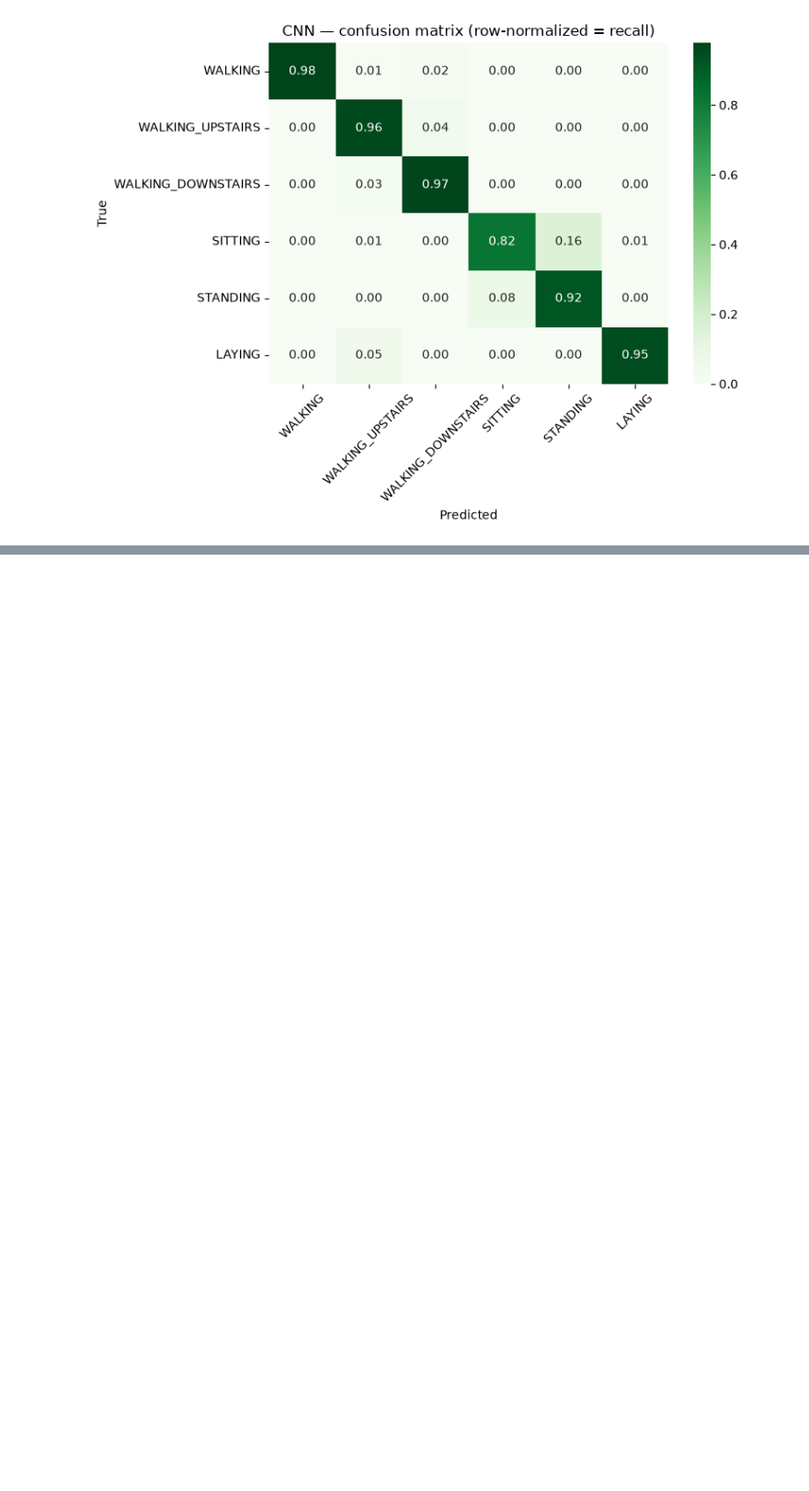
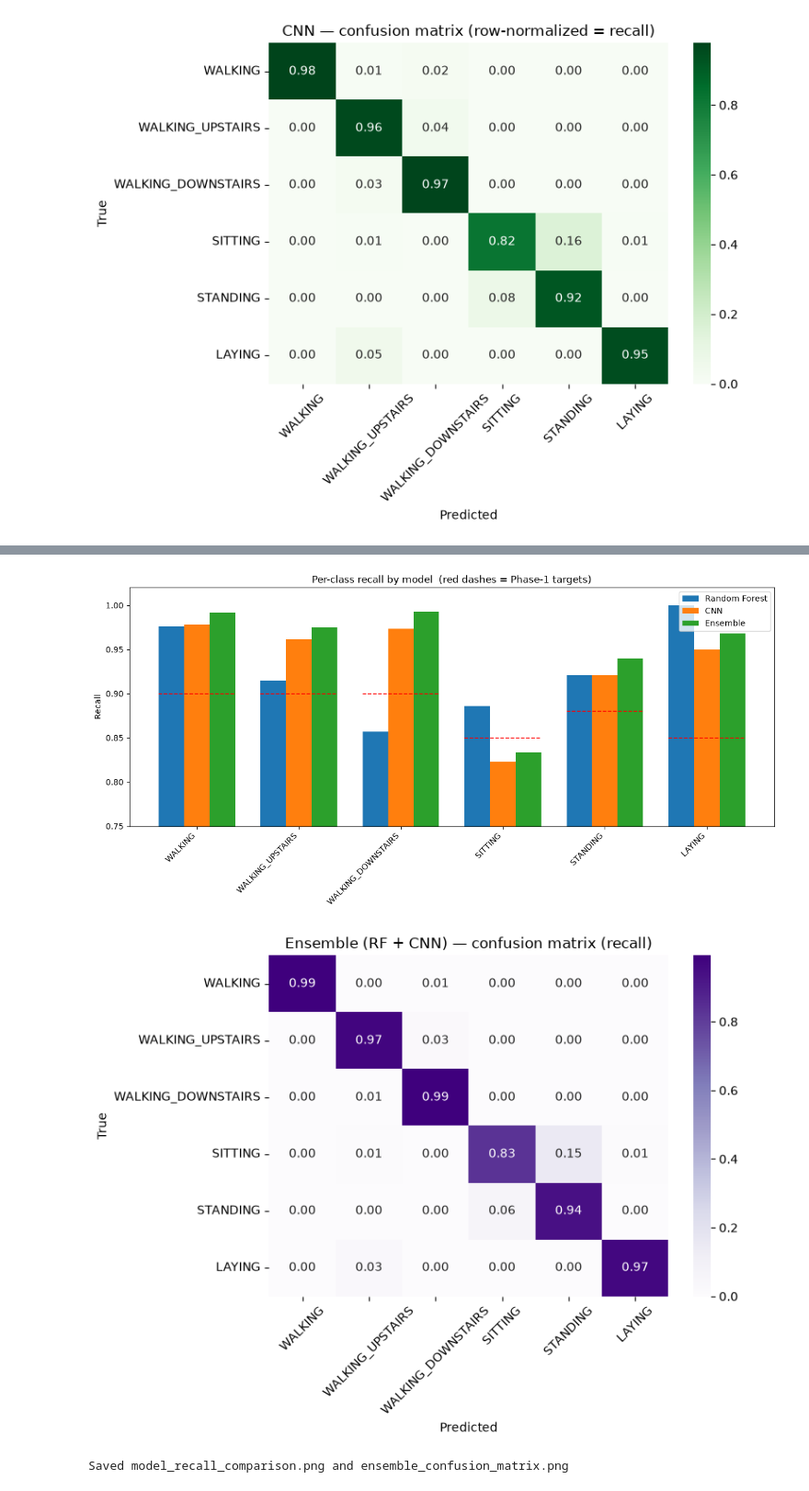
Before and after one commit to abelraphelp/har-activity-recognition, a Jupyter notebook: notebooks/02_modeling.ipynb, the cells around one changed output, grey strips where cells are left out. Shown at 92% size. Drawn from its saved outputs; the diff is of its cells as text; code cells hidden in the pictures; blank space fills up the shorter version.

Commit message:
Phase 5: evaluation - ensemble (94.9%), model comparison, subject-wise CV robustness

```diff
--- a/notebooks/02_modeling.ipynb
+++ b/notebooks/02_modeling.ipynb
@@ -324,0 +374,44 @@ Saved figure to: C:\Users\abel\Documents\Python_projects\The HAR project\reports
+# %%
+from sklearn.metrics import recall_score, confusion_matrix
+
+# Per-class recalls (order = classes 1..6 = class_names)
+rf_rec  = recall_score(y_test, y_pred,   average=None)   # y_pred  = RF predictions
+cnn_rec = recall_score(y_test, cnn_pred, average=None)
+ens_rec = recall_score(y_test, ens_pred, average=None)
+targets = [0.90, 0.90, 0.90, 0.85, 0.88, 0.85]          # your Phase-1 tiered targets
+
+fig_dir = next(p for p in [Path("reports/figures"), Path("../reports/figures")] if p.exists())
+
+# --- Figure 1: grouped per-class recall comparison ---
+x, w = np.arange(len(class_names)), 0.25
+fig, ax = plt.subplots(figsize=(12, 6))
+ax.bar(x - w, rf_rec,  w, label="Random Forest")
+ax.bar(x,     cnn_rec, w, label="CNN")
+ax.bar(x + w, ens_rec, w, label="Ensemble")
+for i, t in enumerate(targets):                          # target markers
+    ax.hlines(t, i - 1.5*w, i + 1.5*w, colors="red", linestyles="--", linewidth=1.2)
+ax.set_xticks(x); ax.set_xticklabels(class_names, rotation=45, ha="right")
+ax.set_ylabel("Recall"); ax.set_ylim(0.75, 1.02)
+ax.set_title("Per-class recall by model  (red dashes = Phase-1 targets)")
+ax.legend()
+plt.tight_layout()
+fig.savefig(fig_dir / "model_recall_comparison.png", dpi=150, bbox_inches="tight")
+plt.show()
+
+# --- Figure 2: ensemble confusion matrix ---
+cm_norm = confusion_matrix(y_test, ens_pred, normalize="true")
+fig, ax = plt.subplots(figsize=(8, 6))
+sns.heatmap(cm_norm, annot=True, fmt=".2f", cmap="Purples",
+            xticklabels=class_names, yticklabels=class_names, ax=ax)
+ax.set_title("Ensemble (RF + CNN) — confusion matrix (recall)")
+ax.set_xlabel("Predicted"); ax.set_ylabel("True")
+ax.tick_params(axis="x", rotation=45); ax.tick_params(axis="y", rotation=0)
+plt.tight_layout()
+fig.savefig(fig_dir / "ensemble_confusion_matrix.png", dpi=150, bbox_inches="tight")
+plt.show()
+
+print("Saved model_recall_comparison.png and ensemble_confusion_matrix.png")
+# %% [output]
+[figure, added]
+[figure, added]
+Saved model_recall_comparison.png and ensemble_confusion_matrix.png
```
Also changed, not shown: parts of 2 cells of this notebook, 4 other files.
